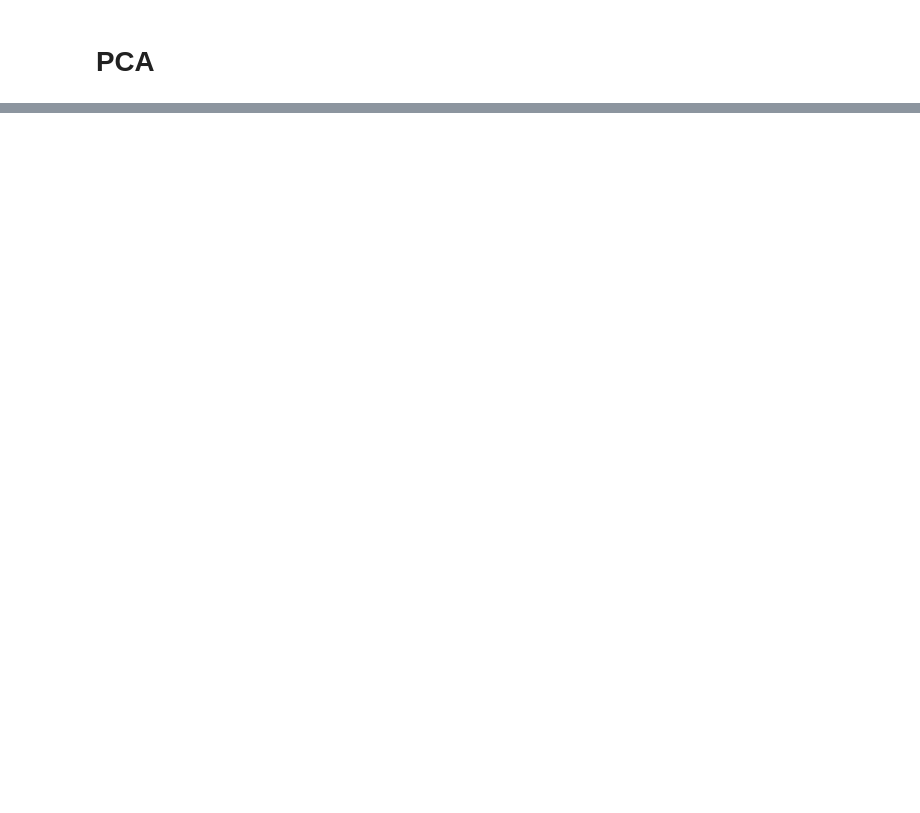
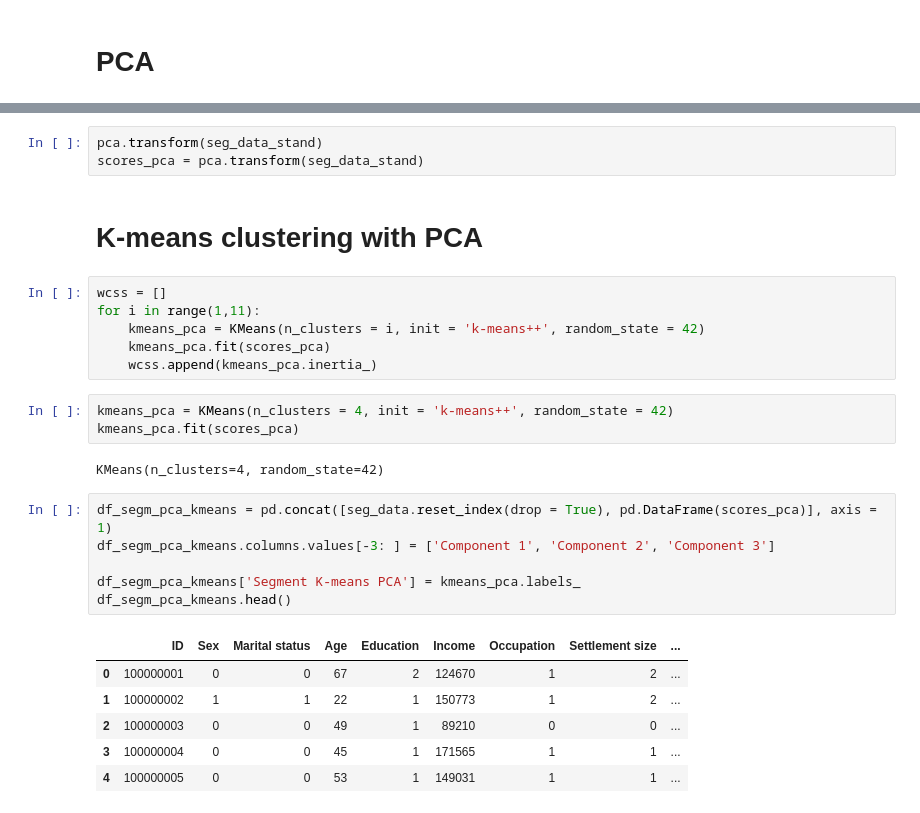
Before and after one commit to kennyOlakunle/customer_segmentation_using_Python, a Jupyter notebook: segment_ML.ipynb, the cells around one changed output, grey strips where cells are left out. Cells and saved outputs as stored; diff of their text form; blank space fills up the shorter version.

```diff
--- a/segment_ML.ipynb
+++ b/segment_ML.ipynb
@@ -335,0 +445,29 @@ pca.fit(df_std)
+# %%
+pca.transform(seg_data_stand)
+scores_pca = pca.transform(seg_data_stand)
+# %% [markdown]
+# K-means clustering with PCA
+# %%
+wcss = []
+for i in range(1,11):
+    kmeans_pca = KMeans(n_clusters = i, init = 'k-means++', random_state = 42)
+    kmeans_pca.fit(scores_pca)
+    wcss.append(kmeans_pca.inertia_)
+# %%
+kmeans_pca = KMeans(n_clusters = 4, init = 'k-means++', random_state = 42)
+kmeans_pca.fit(scores_pca)
+# %% [output]
+KMeans(n_clusters=4, random_state=42)
+# %%
+df_segm_pca_kmeans = pd.concat([seg_data.reset_index(drop = True), pd.DataFrame(scores_pca)], axis = 1)
+df_segm_pca_kmeans.columns.values[-3: ] = ['Component 1', 'Component 2', 'Component 3']
+
+df_segm_pca_kmeans['Segment K-means PCA'] = kmeans_pca.labels_
+df_segm_pca_kmeans.head()
+# %% [output]
+|  | ID | Sex | Marital status | Age | Education | Income | Occupation | Settlement size | ... |
+| 0 | 100000001 | 0 | 0 | 67 | 2 | 124670 | 1 | 2 | ... |
+| 1 | 100000002 | 1 | 1 | 22 | 1 | 150773 | 1 | 2 | ... |
+| 2 | 100000003 | 0 | 0 | 49 | 1 | 89210 | 0 | 0 | ... |
+| 3 | 100000004 | 0 | 0 | 45 | 1 | 171565 | 1 | 1 | ... |
+| 4 | 100000005 | 0 | 0 | 53 | 1 | 149031 | 1 | 1 | ... |
```
Also changed, not shown: parts of 16 cells of this notebook.
